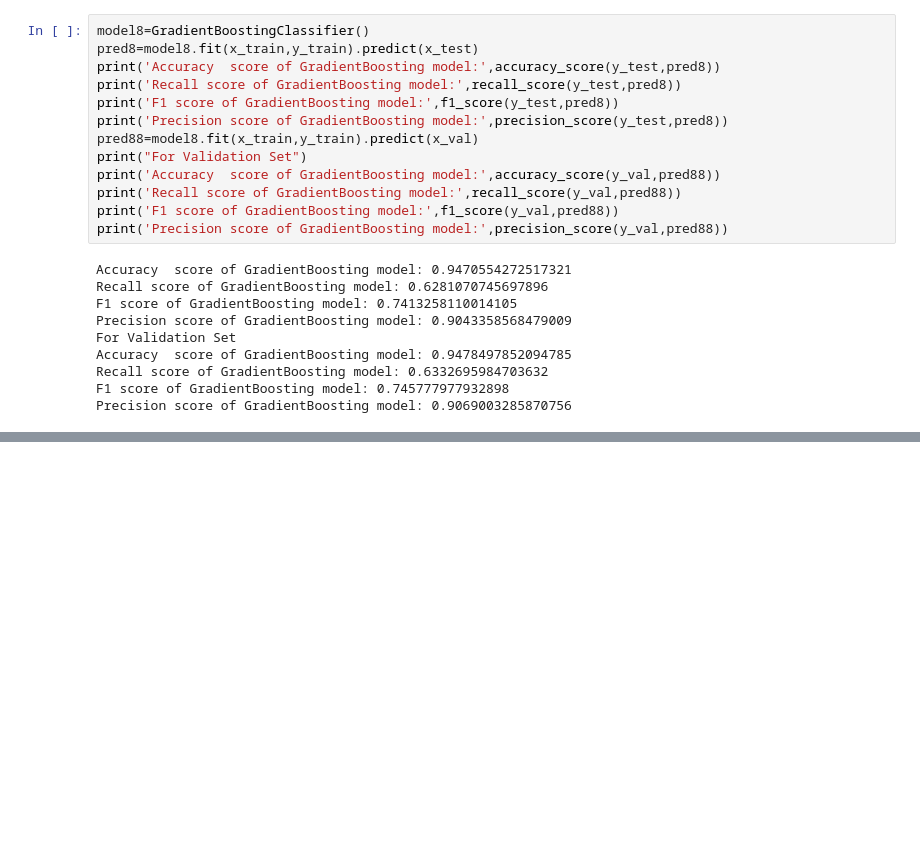
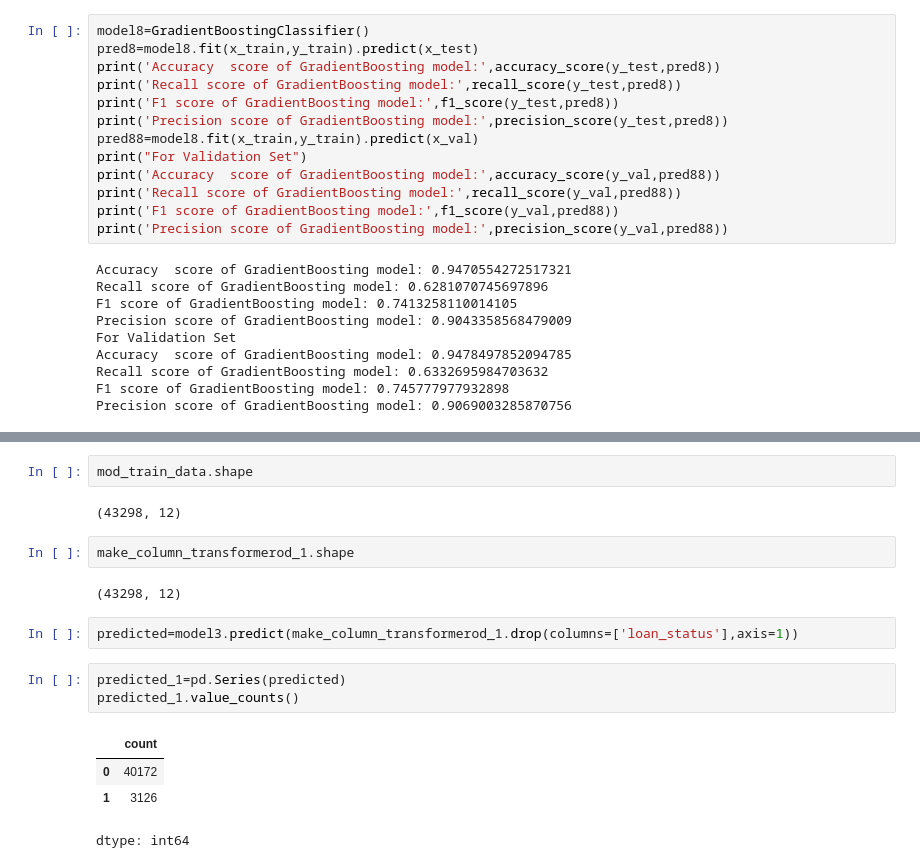
Before and after one commit to ankitg-02/kaggle-competition, a Jupyter notebook: Loan_approval_1.ipynb, the cells around one changed output, grey strips where cells are left out. Cells and saved outputs as stored; diff of their text form; blank space fills up the shorter version.

```diff
--- a/Loan_approval_1.ipynb
+++ b/Loan_approval_1.ipynb
@@ -775,0 +774,18 @@ Precision score of ExtraTrees model: 0.8495575221238938
+# %%
+mod_train_data.shape
+# %% [output]
+(43298, 12)
+# %%
+make_column_transformerod_1.shape
+# %% [output]
+(43298, 12)
+# %%
+predicted=model3.predict(make_column_transformerod_1.drop(columns=['loan_status'],axis=1))
+# %%
+predicted_1=pd.Series(predicted)
+predicted_1.value_counts()
+# %% [output]
+|  | count |
+| 0 | 40172 |
+| 1 | 3126 |
+dtype: int64
```
Also changed, not shown: parts of 6 cells of this notebook.
